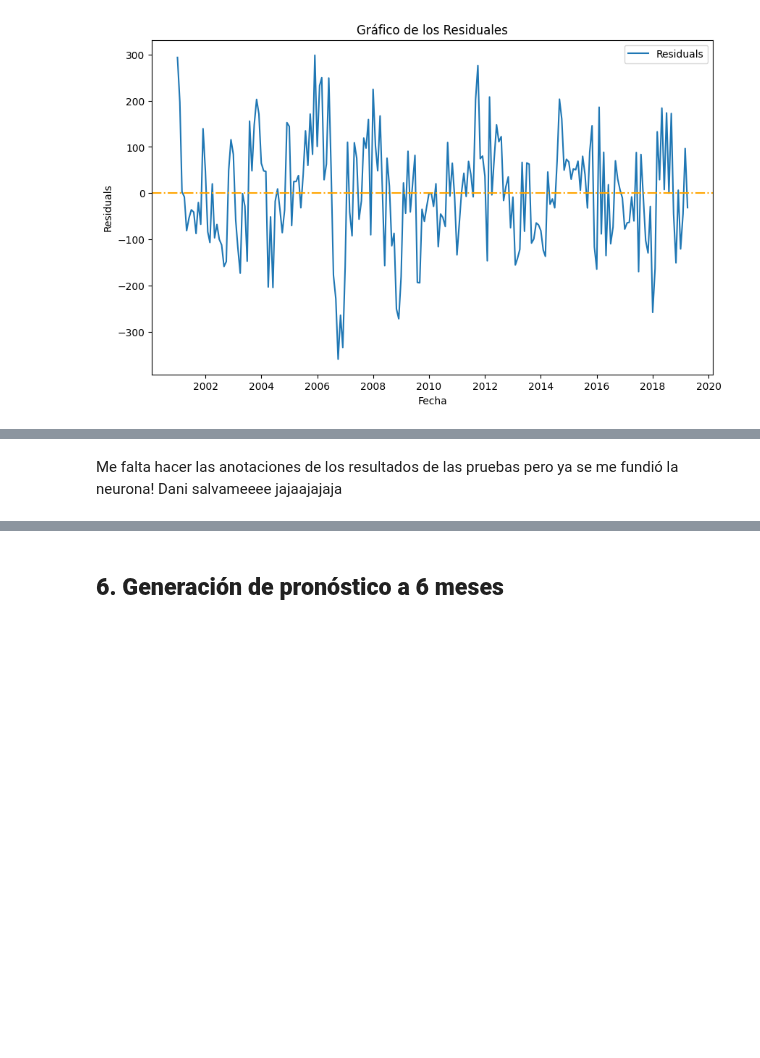
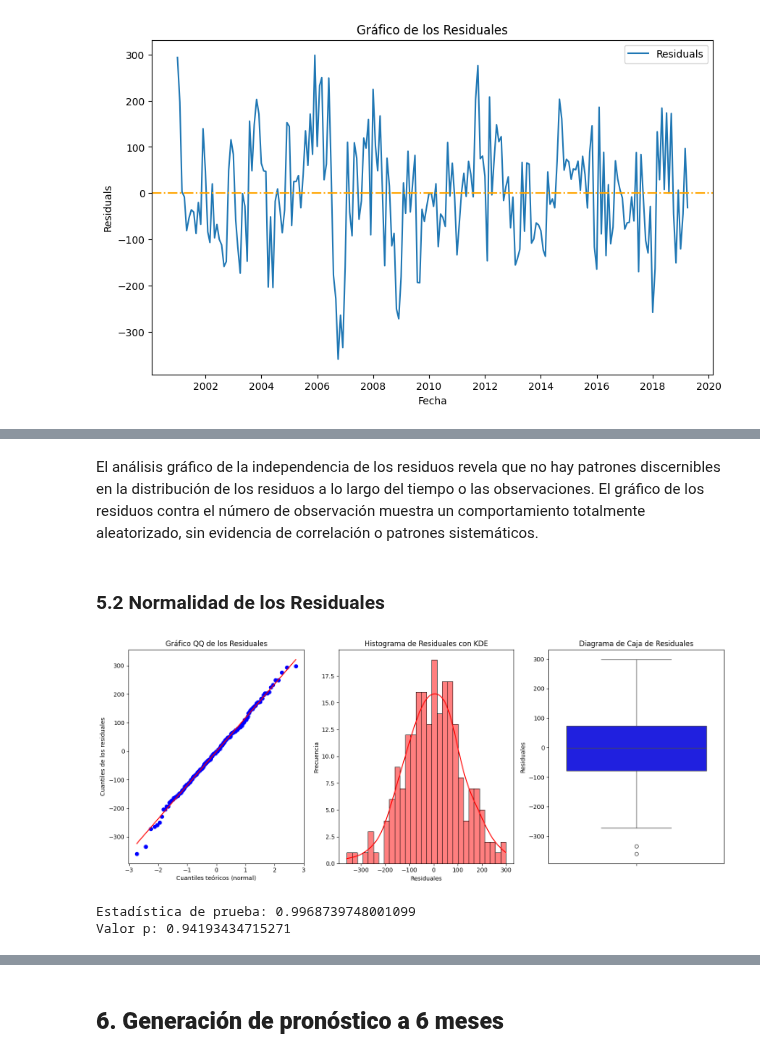
Before and after one commit to alfa7g7/Fundamentos-analitica-II, a Jupyter notebook: Clase 2/fundamentos_analítica_clase2_Tarea.ipynb, the cells around one changed output, grey strips where cells are left out. Drawn from its saved outputs; the diff is of its cells as text; code cells hidden in the pictures; blank space fills up the shorter version.

```diff
--- a/Clase 2/fundamentos_analítica_clase2_Tarea.ipynb
+++ b/Clase 2/fundamentos_analítica_clase2_Tarea.ipynb
@@ -327,3 +355,40 @@ plt.show()
+# %% [markdown]
+El análisis gráfico de la independencia de los residuos revela que no hay patrones discernibles en la distribución de los residuos a lo largo del tiempo o las observaciones. El gráfico de los residuos contra el número de observación muestra un comportamiento totalmente aleatorizado, sin evidencia de correlación o patrones sistemáticos.
+# %% [markdown]
+### 5.2 Normalidad de los Residuales
+# %%
+# Comprobación gráfica para la normalidad de los residuos
+fig, axes = plt.subplots(1, 3, figsize=(15, 6))
+
+# Gráfico QQ de los Residuales
+stats.probplot(residuos, dist="norm", plot=axes[0])
+axes[0].set_title('Gráfico QQ de los Residuales')
+axes[0].set_xlabel('Cuantiles teóricos (normal)')
+axes[0].set_ylabel('Cuantiles de los residuales')
+
+# Histograma de Residuales
+sns.histplot(residuos, kde=True, bins=30, color='r', edgecolor='k', ax=axes[1])
+axes[1].set_xlabel('Residuales')
+axes[1].set_ylabel('Frecuencia')
+axes[1].set_title('Histograma de Residuales con KDE')
+
+# Diagrama de Caja de Residuales
+sns.boxplot(y=residuos, color='blue', ax=axes[2])
+axes[2].set_ylabel('Residuales')
+axes[2].set_title('Diagrama de Caja de Residuales')
+
+fig.tight_layout()
+plt.show()
+# %% [output]
+[figure, added]
+# %%
+#Test de Shapiro-Wilk
+shapiro_test = shapiro(residuos)
+print("Estadística de prueba:", shapiro_test[0])
+print("Valor p:", shapiro_test[1])
+# %% [output]
+Estadística de prueba: 0.9968739748001099
+Valor p: 0.94193434715271
 # %%
 # Residuales del modelo
 #residuals = lin_t_season.resid
@@ -376,5 +442,3 @@ Estadístico: 0.2621876857573842, p-valor: 0.877135457612337
 Prueba de Shapiro-Wilk para Normalidad:
 Estadístico: 0.9968739748001099, p-valor: 0.94193434715271
 [figure]
-# %% [markdown]
-Me falta hacer las anotaciones de los resultados de las pruebas pero ya se me fundió la neurona! Dani salvameeee jajaajajaja
```
Also changed, not shown: parts of 15 cells of this notebook.
